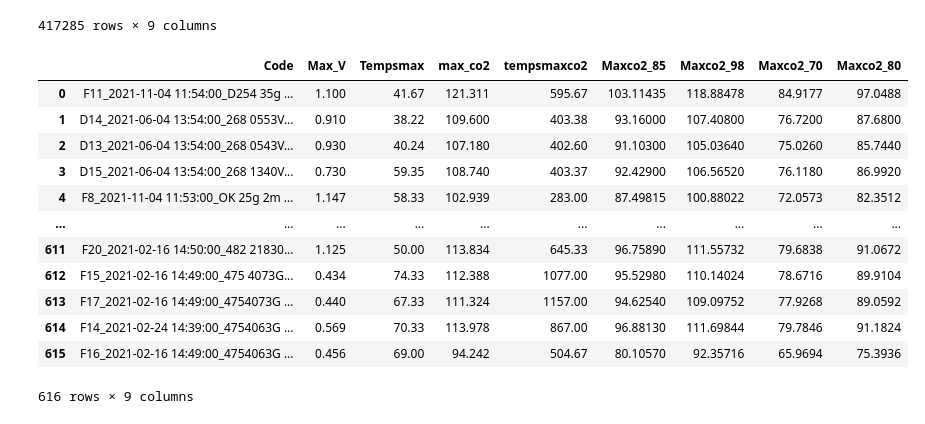
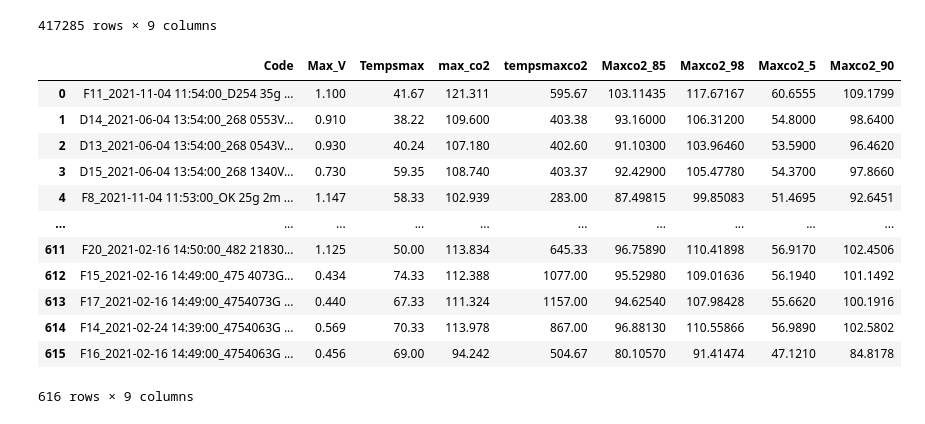
Before and after one commit to bigirimanainnocent12/Code, a Jupyter notebook: Fin_FERMA.ipynb, the cells around one changed output. Drawn from its saved outputs; the diff is of its cells as text; code cells hidden in the pictures.

```diff
--- a/Fin_FERMA.ipynb
+++ b/Fin_FERMA.ipynb
@@ -57,23 +57,23 @@ for code in df['Code'].unique():
 DF = pd.DataFrame(resultats)
 # %%
 DF['Maxco2_85']=DF['max_co2']*0.85
-DF['Maxco2_98']=DF['max_co2']*0.98
-DF['Maxco2_70']=DF['max_co2']*0.7
-DF['Maxco2_80']=DF['max_co2']*0.8
+DF['Maxco2_98']=DF['max_co2']*0.97
+DF['Maxco2_5']=DF['max_co2']*0.5
+DF['Maxco2_90']=DF['max_co2']*0.9
 DF
 # %% [output]
-|  | Code | Max_V | Tempsmax | max_co2 | tempsmaxco2 | Maxco2_85 | Maxco2_98 | Maxco2_70 | Maxco2_80 |
-| 0 | F11_2021-11-04 11:54:00_D254 35g ... | 1.100 | 41.67 | 121.311 | 595.67 | 103.11435 | 118.88478 | 84.9177 | 97.0488 |
-| 1 | D14_2021-06-04 13:54:00_268 0553V... | 0.910 | 38.22 | 109.600 | 403.38 | 93.16000 | 107.40800 | 76.7200 | 87.6800 |
-| 2 | D13_2021-06-04 13:54:00_268 0543V... | 0.930 | 40.24 | 107.180 | 402.60 | 91.10300 | 105.03640 | 75.0260 | 85.7440 |
-| 3 | D15_2021-06-04 13:54:00_268 1340V... | 0.730 | 59.35 | 108.740 | 403.37 | 92.42900 | 106.56520 | 76.1180 | 86.9920 |
-| 4 | F8_2021-11-04 11:53:00_OK 25g 2m ... | 1.147 | 58.33 | 102.939 | 283.00 | 87.49815 | 100.88022 | 72.0573 | 82.3512 |
+|  | Code | Max_V | Tempsmax | max_co2 | tempsmaxco2 | Maxco2_85 | Maxco2_98 | Maxco2_5 | Maxco2_90 |
+| 0 | F11_2021-11-04 11:54:00_D254 35g ... | 1.100 | 41.67 | 121.311 | 595.67 | 103.11435 | 117.67167 | 60.6555 | 109.1799 |
+| 1 | D14_2021-06-04 13:54:00_268 0553V... | 0.910 | 38.22 | 109.600 | 403.38 | 93.16000 | 106.31200 | 54.8000 | 98.6400 |
+| 2 | D13_2021-06-04 13:54:00_268 0543V... | 0.930 | 40.24 | 107.180 | 402.60 | 91.10300 | 103.96460 | 53.5900 | 96.4620 |
+| 3 | D15_2021-06-04 13:54:00_268 1340V... | 0.730 | 59.35 | 108.740 | 403.37 | 92.42900 | 105.47780 | 54.3700 | 97.8660 |
+| 4 | F8_2021-11-04 11:53:00_OK 25g 2m ... | 1.147 | 58.33 | 102.939 | 283.00 | 87.49815 | 99.85083 | 51.4695 | 92.6451 |
 | ... | ... | ... | ... | ... | ... | ... | ... | ... | ... |
-| 611 | F20_2021-02-16 14:50:00_482 21830... | 1.125 | 50.00 | 113.834 | 645.33 | 96.75890 | 111.55732 | 79.6838 | 91.0672 |
-| 612 | F15_2021-02-16 14:49:00_475 4073G... | 0.434 | 74.33 | 112.388 | 1077.00 | 95.52980 | 110.14024 | 78.6716 | 89.9104 |
-| 613 | F17_2021-02-16 14:49:00_4754073G ... | 0.440 | 67.33 | 111.324 | 1157.00 | 94.62540 | 109.09752 | 77.9268 | 89.0592 |
-| 614 | F14_2021-02-24 14:39:00_4754063G ... | 0.569 | 70.33 | 113.978 | 867.00 | 96.88130 | 111.69844 | 79.7846 | 91.1824 |
-| 615 | F16_2021-02-16 14:49:00_4754063G ... | 0.456 | 69.00 | 94.242 | 504.67 | 80.10570 | 92.35716 | 65.9694 | 75.3936 |
+| 611 | F20_2021-02-16 14:50:00_482 21830... | 1.125 | 50.00 | 113.834 | 645.33 | 96.75890 | 110.41898 | 56.9170 | 102.4506 |
+| 612 | F15_2021-02-16 14:49:00_475 4073G... | 0.434 | 74.33 | 112.388 | 1077.00 | 95.52980 | 109.01636 | 56.1940 | 101.1492 |
+| 613 | F17_2021-02-16 14:49:00_4754073G ... | 0.440 | 67.33 | 111.324 | 1157.00 | 94.62540 | 107.98428 | 55.6620 | 100.1916 |
+| 614 | F14_2021-02-24 14:39:00_4754063G ... | 0.569 | 70.33 | 113.978 | 867.00 | 96.88130 | 110.55866 | 56.9890 | 102.5802 |
+| 615 | F16_2021-02-16 14:49:00_4754063G ... | 0.456 | 69.00 | 94.242 | 504.67 | 80.10570 | 91.41474 | 47.1210 | 84.8178 |
 616 rows × 9 columns
 # %%
 
```
Also changed, not shown: parts of 4 cells of this notebook.
